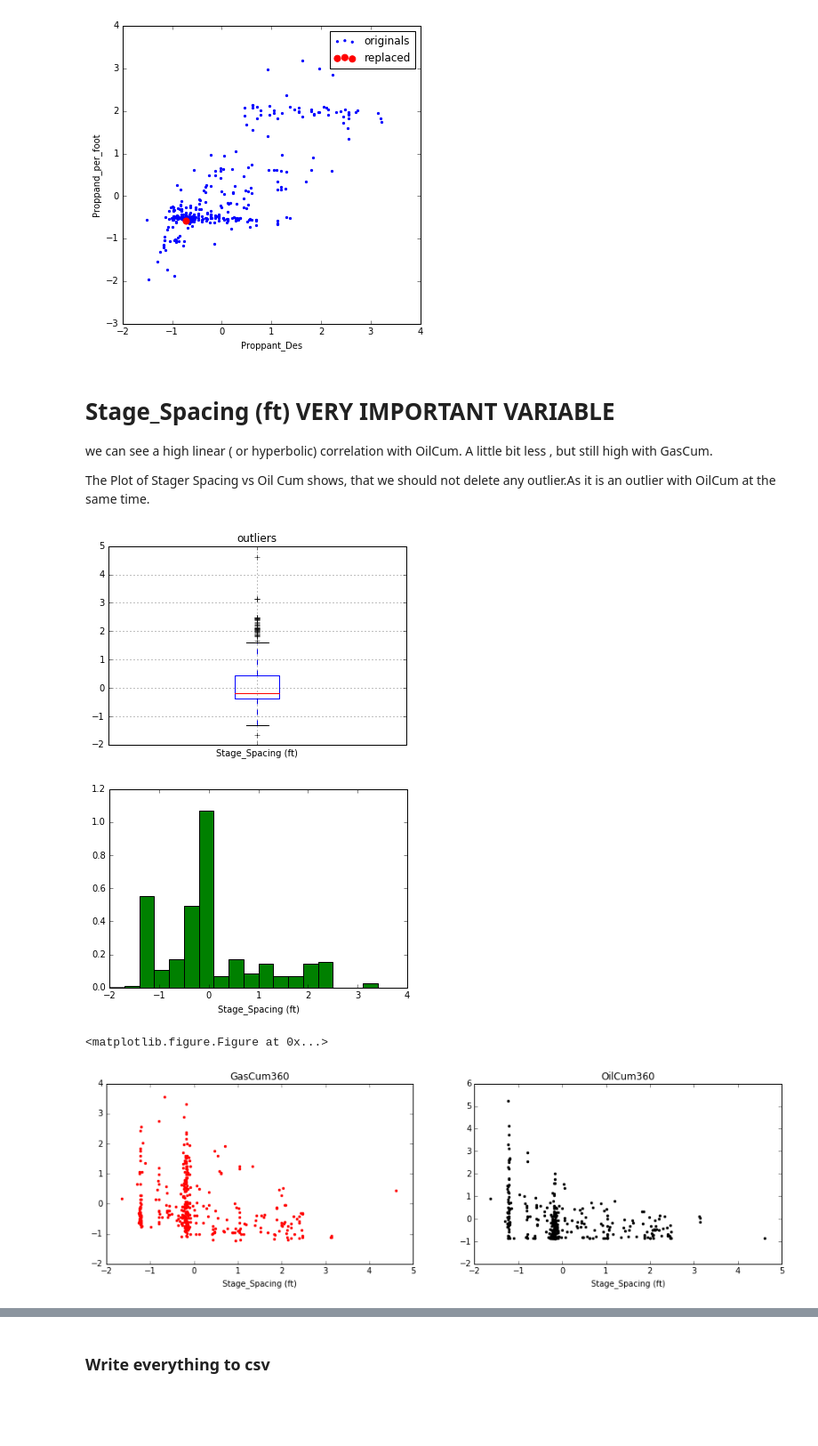
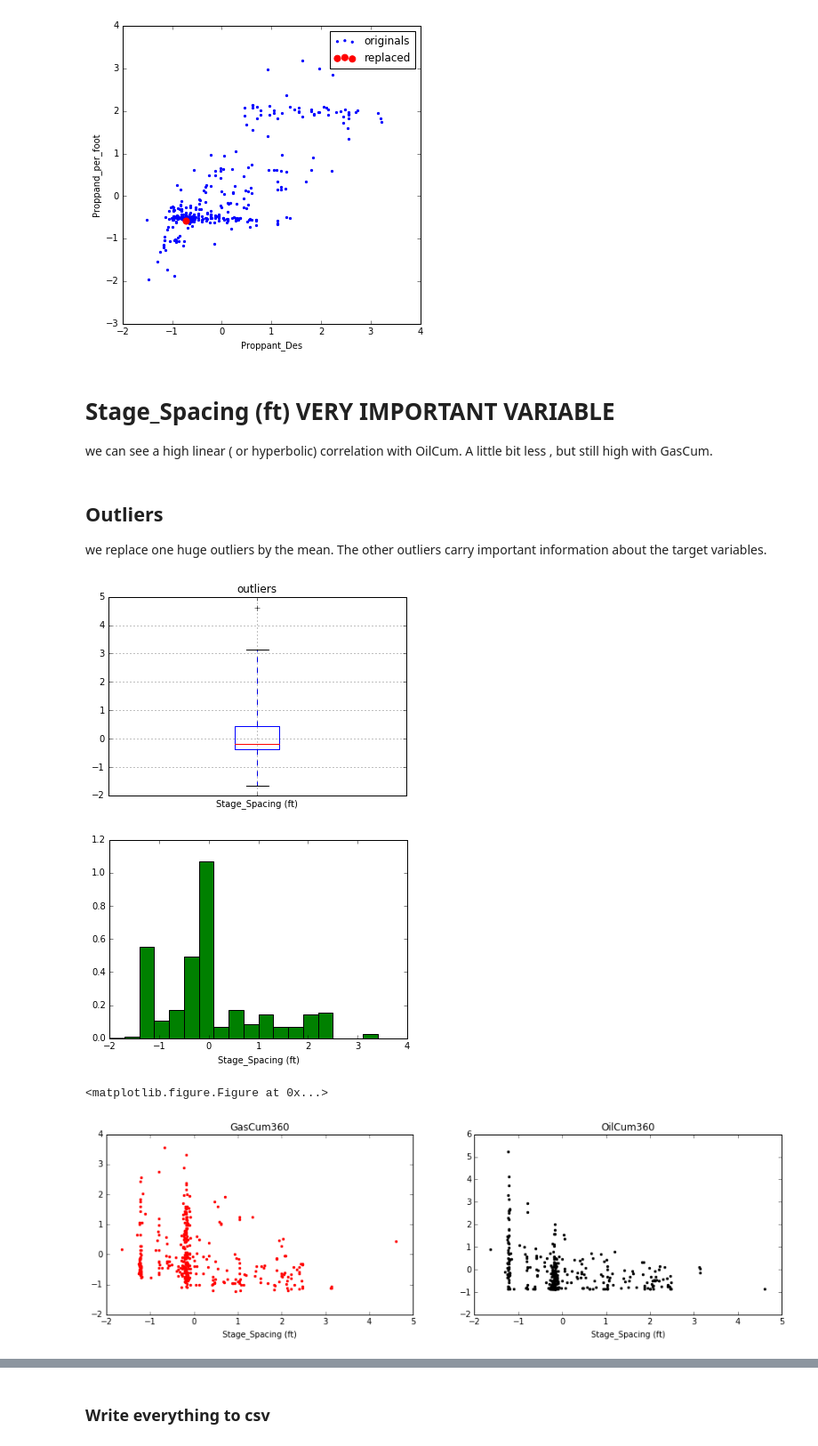
Before and after one commit to rmaliki/ProjetISA, a Jupyter notebook: Code +Data/Data_Cleaning+Exploration-V2.ipynb, the cells around one changed output, grey strips where cells are left out. Shown: that part at 89% size. Drawn from its saved outputs; the diff is of its cells as text; code cells hidden in the pictures; blank space fills up the shorter version.

```diff
--- a/Code +Data/Data_Cleaning+Exploration-V2.ipynb
+++ b/Code +Data/Data_Cleaning+Exploration-V2.ipynb
@@ -436,12 +439,13 @@ plt.legend()
 # %% [markdown]
 # Stage_Spacing (ft) VERY IMPORTANT VARIABLE
 we can see a high linear ( or hyperbolic) correlation with OilCum. A little bit less , but still high with GasCum.
-
-The Plot of Stager Spacing vs Oil Cum shows, that we should not delete any outlier.As it is an outlier with OilCum at the same time.
+# %% [markdown]
+## Outliers
+we replace one huge outliers by the mean. The other outliers carry important information about the target variables.
 # %%
-outs_StS=vis_and_return_Outl(df,"Stage_Spacing (ft)",1.5,delta=0.3,a=-2,b=4)
+outs_StS=vis_and_return_Outl(df,"Stage_Spacing (ft)",4,delta=0.3,a=-2,b=4)
 # %% [output]
-[figure, old version]
+[figure, new version]
 [figure]
 <matplotlib.figure.Figure at 0x...>
 [figure]
```
Also changed, not shown: parts of 51 cells of this notebook.
